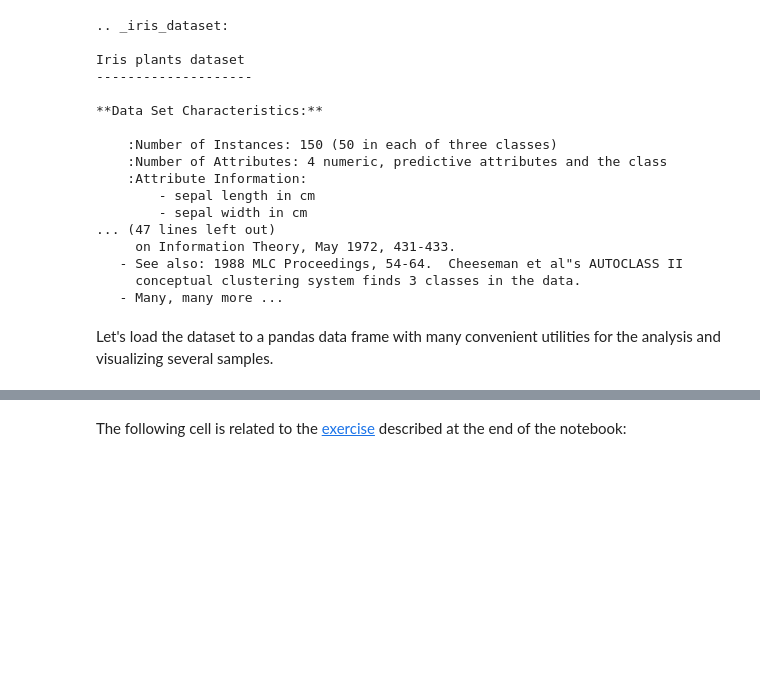
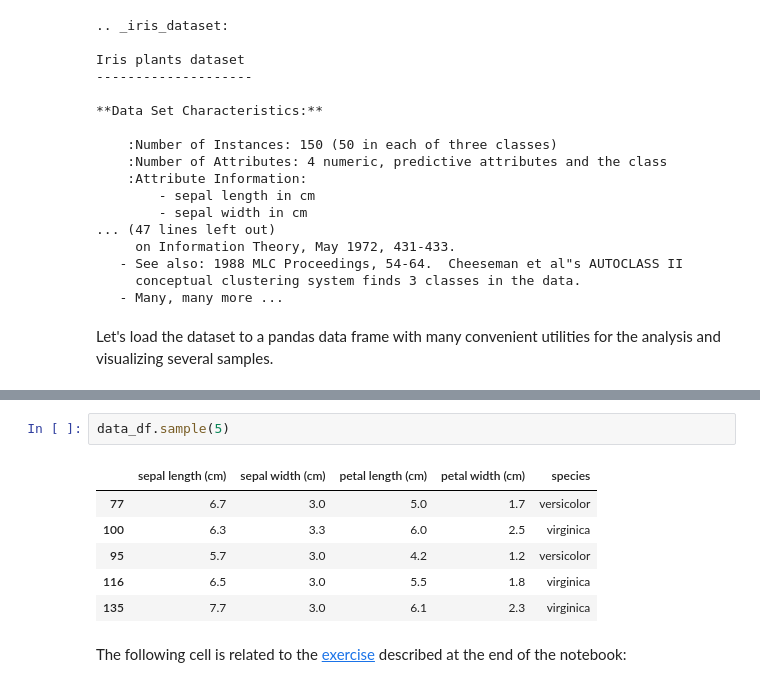
Before and after one commit to strvcom/ds-academy, a Jupyter notebook: lectures/01_lecture/motivational_example.ipynb, the cells around one changed output, grey strips where cells are left out. Cells and saved outputs as stored; diff of their text form; blank space fills up the shorter version.

```diff
--- a/lectures/01_lecture/motivational_example.ipynb
+++ b/lectures/01_lecture/motivational_example.ipynb
@@ -83,6 +83,15 @@ data_df.head()
 | 2 | 4.7 | 3.2 | 1.3 | 0.2 | setosa |
 | 3 | 4.6 | 3.1 | 1.5 | 0.2 | setosa |
 | 4 | 5.0 | 3.6 | 1.4 | 0.2 | setosa |
+# %%
+data_df.sample(5)
+# %% [output]
+|  | sepal length (cm) | sepal width (cm) | petal length (cm) | petal width (cm) | species |
+| 77 | 6.7 | 3.0 | 5.0 | 1.7 | versicolor |
+| 100 | 6.3 | 3.3 | 6.0 | 2.5 | virginica |
+| 95 | 5.7 | 3.0 | 4.2 | 1.2 | versicolor |
+| 116 | 6.5 | 3.0 | 5.5 | 1.8 | virginica |
+| 135 | 7.7 | 3.0 | 6.1 | 2.3 | virginica |
 # %% [markdown]
 The following cell is related to the [exercise](#deal-with-a-noisy-feature) described at the end of the notebook:
 # %%
```
Also changed, not shown: parts of 1 cell of this notebook, 4 other files.
